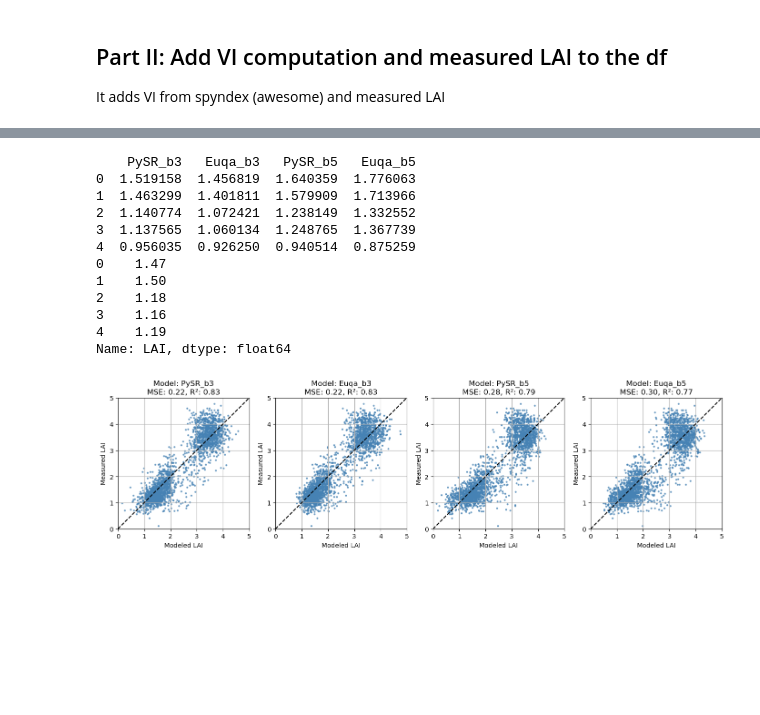
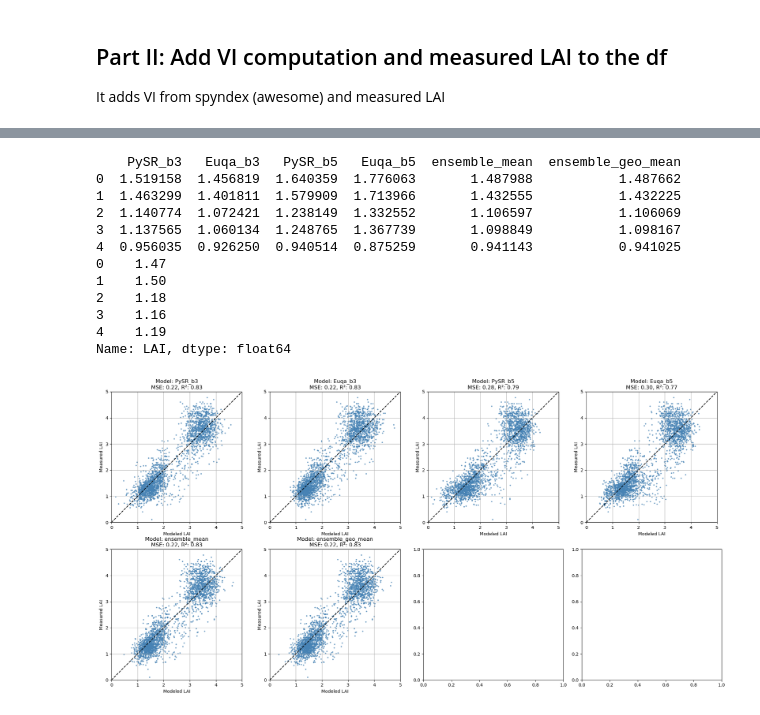
Before and after one commit to alvarezsergiom1/PySR_ATeam_sac, a Jupyter notebook: examples/LAI_vineyard_equations/Best_eq_sel_filtered2.ipynb, the cells around one changed output, grey strips where cells are left out. Drawn from its saved outputs; the diff is of its cells as text; code cells hidden in the pictures; blank space fills up the shorter version.

Commit message:
Update selected Equation plus ensemble

```diff
--- a/examples/LAI_vineyard_equations/Best_eq_sel_filtered2.ipynb
+++ b/examples/LAI_vineyard_equations/Best_eq_sel_filtered2.ipynb
@@ -41,5 +41,12 @@ LAI_df_b5 = Transect_df[["PySR_b5","Euqa_b5"]]
 # combining all the modeled LAI into a single dataframe
 LAI_modeled_df = pd.concat([LAI_df_b3, LAI_df_b5], axis=1)
 LAI_modeled_df.head(10)
-# saving the modeled LAI df to a csv file
-LAI_modeled_df.to_csv("Modeled_LAI_allmethods.csv", index=False)
+LAI_modeled_df["ensemble_mean"] = LAI_modeled_df[["PySR_b3","Euqa_b3"]].mean(axis=1)
+
+a = LAI_modeled_df["PySR_b3"]
+b = LAI_modeled_df["Euqa_b3"]
+
+LAI_modeled_df["ensemble_geo_mean"] = np.sqrt(a * b)
+LAI_modeled_df.head(10)
+# # saving the modeled LAI df to a csv file
+# LAI_modeled_df.to_csv("Modeled_LAI_allmethods.csv", index=False)
@@ -51,12 +70,12 @@ y = LAI_modeled_df["LAI"]
 print(X.head())
 print(y.head())
 # %% [output]
-    PySR_b3   Euqa_b3   PySR_b5   Euqa_b5
-0  1.519158  1.456819  1.640359  1.776063
-1  1.463299  1.401811  1.579909  1.713966
-2  1.140774  1.072421  1.238149  1.332552
-3  1.137565  1.060134  1.248765  1.367739
-4  0.956035  0.926250  0.940514  0.875259
+    PySR_b3   Euqa_b3   PySR_b5   Euqa_b5  ensemble_mean  ensemble_geo_mean
+0  1.519158  1.456819  1.640359  1.776063       1.487988           1.487662
+1  1.463299  1.401811  1.579909  1.713966       1.432555           1.432225
+2  1.140774  1.072421  1.238149  1.332552       1.106597           1.106069
+3  1.137565  1.060134  1.248765  1.367739       1.098849           1.098167
+4  0.956035  0.926250  0.940514  0.875259       0.941143           0.941025
 0    1.47
 1    1.50
 2    1.18
@@ -76,7 +95,7 @@ Number_cols = 4
 Number_rows = int(np.ceil(Num_eqs / Number_cols))
 
 # Creating a grid of subplots
-fig, axes = plt.subplots(Number_rows, Number_cols, figsize=(14, 14))
+fig, axes = plt.subplots(Number_rows, Number_cols, figsize=(20, 10))
 
 
 # Loop through each subplot and each equation index
@@ -103,34 +122,34 @@ for ax, column in zip(axes.flatten(), X.columns): #
     # -----------------------------
     # 3. Axis formatting
     # -----------------------------
     ax.set_xlabel("Modeled LAI")
     ax.set_ylabel("Measured LAI")
     ax.set_xlim(0, 5)
     ax.set_ylim(0, 5)
     ax.set_aspect('equal')
     # Set tick locations explicitly
     ax.set_xticks([0, 1, 2, 3, 4, 5])
     ax.grid(True)
 
     # -----------------------------
     # 4. Compute metrics
     # -----------------------------
     mse = np.mean((y_modeled - y_measured)**2)
     r2 = r2_score(y_measured, y_modeled)
 
     # -----------------------------
     # 5. Title with equation index + metrics
     # -----------------------------
     ax.set_title(
         f"Model: {column}\n"
         f"MSE: {mse:.2f}, R²: {r2:.2f}"
     )
 
 # Improve spacing between subplots
 plt.tight_layout()
 plt.show()
 # %% [output]
-[figure, old version]
+[figure, new version]
 # %%
 # Setting plotting parameters
 # Number of plots based on columns in X df
```
Also changed, not shown: parts of 2 cells of this notebook.
